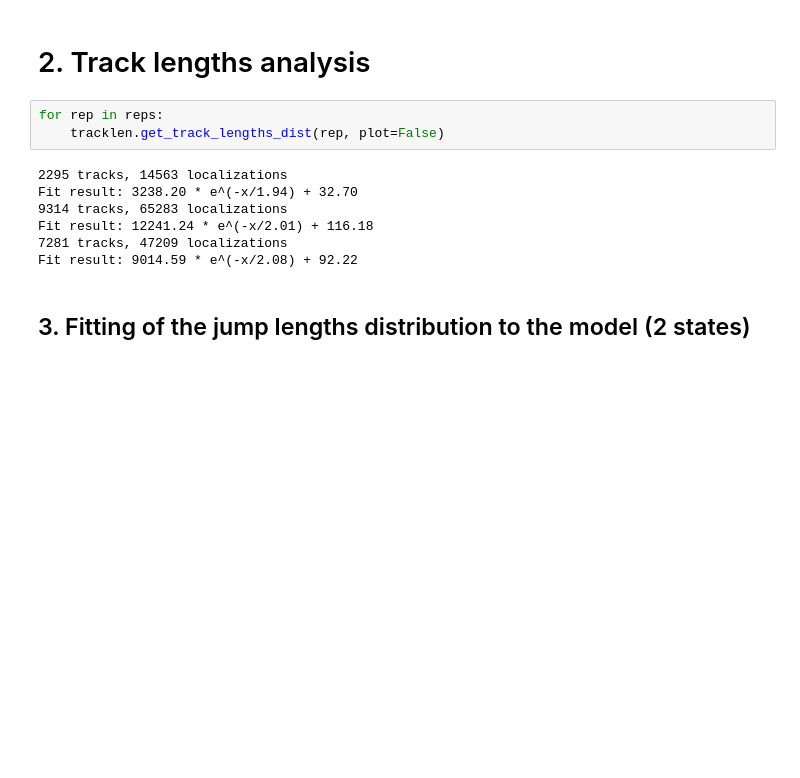
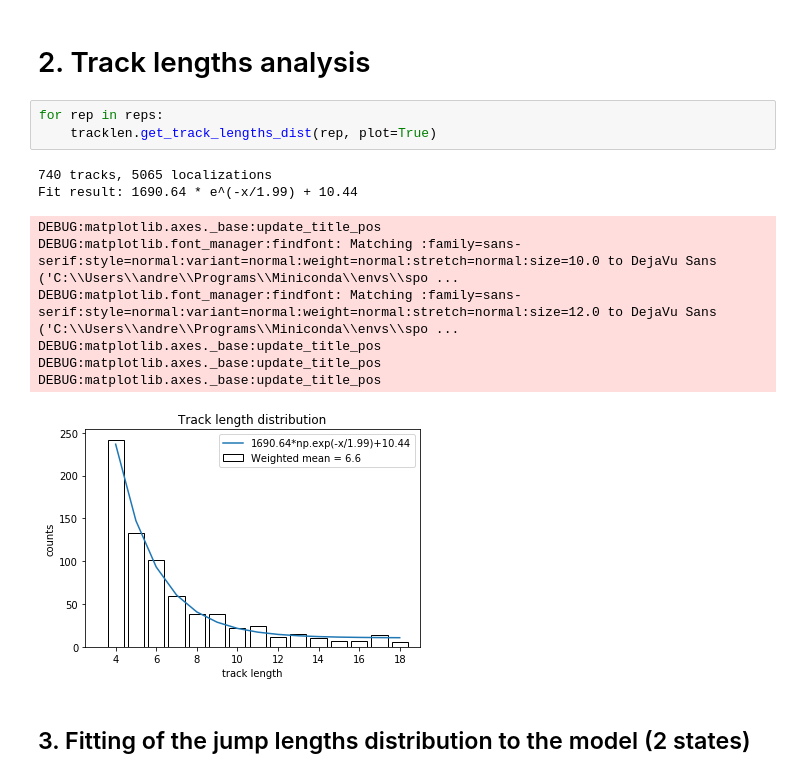
Before and after one commit to aaristov/Spot-On-Cli, a Jupyter notebook: from_gizem.ipynb, the cells around one changed output. Cells and saved outputs as stored; diff of their text form; blank space fills up the shorter version.

```diff
--- a/from_gizem.ipynb
+++ b/from_gizem.ipynb
@@ -123,14 +131,17 @@ Replicate 3: Total 7281 tracks
 # 2. Track lengths analysis
 # %%
 for rep in reps:
-    tracklen.get_track_lengths_dist(rep, plot=False)
+    tracklen.get_track_lengths_dist(rep, plot=True)
 # %% [output]
-2295 tracks, 14563 localizations
-Fit result: 3238.20 * e^(-x/1.94) + 32.70
-9314 tracks, 65283 localizations
-Fit result: 12241.24 * e^(-x/2.01) + 116.18
-7281 tracks, 47209 localizations
-Fit result: 9014.59 * e^(-x/2.08) + 92.22
+740 tracks, 5065 localizations
+Fit result: 1690.64 * e^(-x/1.99) + 10.44
+DEBUG:matplotlib.axes._base:update_title_pos
+DEBUG:matplotlib.font_manager:findfont: Matching :family=sans-serif:style=normal:variant=normal:weight=normal:stretch=normal:size=10.0 to DejaVu Sans ('C:\\Users\\andre\\Programs\\Miniconda\\envs\\spo ...
+DEBUG:matplotlib.font_manager:findfont: Matching :family=sans-serif:style=normal:variant=normal:weight=normal:stretch=normal:size=12.0 to DejaVu Sans ('C:\\Users\\andre\\Programs\\Miniconda\\envs\\spo ...
+DEBUG:matplotlib.axes._base:update_title_pos
+DEBUG:matplotlib.axes._base:update_title_pos
+DEBUG:matplotlib.axes._base:update_title_pos
+[figure, added]
 # %% [markdown]
 ## 3. Fitting of the jump lengths distribution to the model (2 states)
 # %%
```
Also changed, not shown: parts of 7 cells of this notebook, 2 other files.
